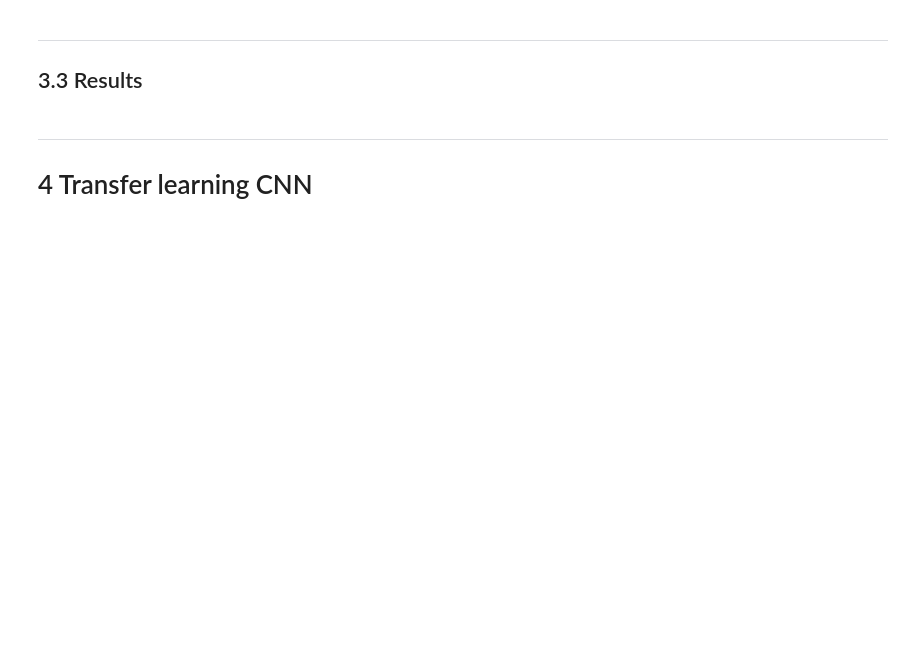
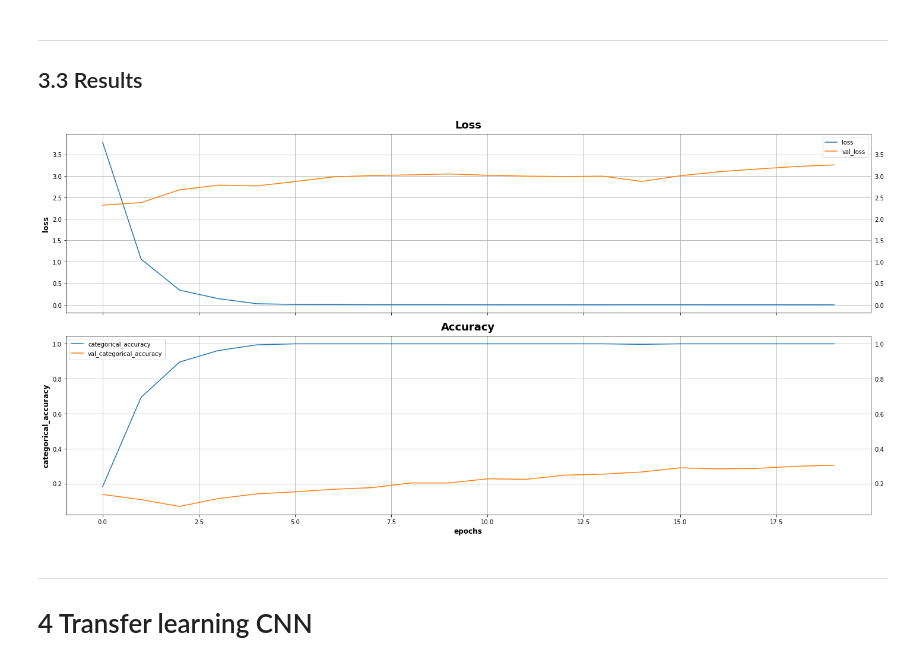
Before and after one commit to curiousmindflow/oc-ml-p6, a Jupyter notebook: cnn.ipynb, the cells around one changed output. Drawn from its saved outputs; the diff is of its cells as text; code cells hidden in the pictures; blank space fills up the shorter version.

```diff
--- a/cnn.ipynb
+++ b/cnn.ipynb
@@ -202,6 +270,27 @@ def sync_dataset_directory(breeds: list, source_dir: str = "data/Images", target
         source = source_dir + "/" + breed
         target = target_dir + "/" + breed
         shutil.copytree(source, target)
+# %%
+def visualize_history(history, figsize=(20, 10), metrics: str = "categorical_accuracy"):
+    fix, axs = plt.subplots(2, 1, figsize=figsize, sharex=True)
+
+    plt.subplot(2, 1, 1)
+    plt.title("Loss")
+    sns.lineplot(data=history, x=history.index, y="loss", label="loss")
+    sns.lineplot(data=history, x=history.index, y="val_loss", label="val_loss")
+    plt.xlabel("epochs")
+    plt.tick_params(labelright=True)
+    plt.legend()
+    plt.grid()
+
+    plt.subplot(2, 1, 2)
+    plt.title("Accuracy")
+    sns.lineplot(data=history, x=history.index, y=metrics, label=metrics)
+    sns.lineplot(data=history, x=history.index, y="val_" + metrics, label="val_" + metrics)
+    plt.xlabel("epochs")
+    plt.tick_params(labelright=True)
+    plt.legend()
+    plt.grid()
 # %% [markdown]
 ***
 ## 3.1 Dataset preparation
@@ -308,0 +488,5 @@ if config["custom"]:
+# %%
+history_df = pd.DataFrame(data=history.history)
+visualize_history(history_df)
+# %% [output]
+[figure, added]
```
Also changed, not shown: parts of 12 cells of this notebook, 1 other file.
